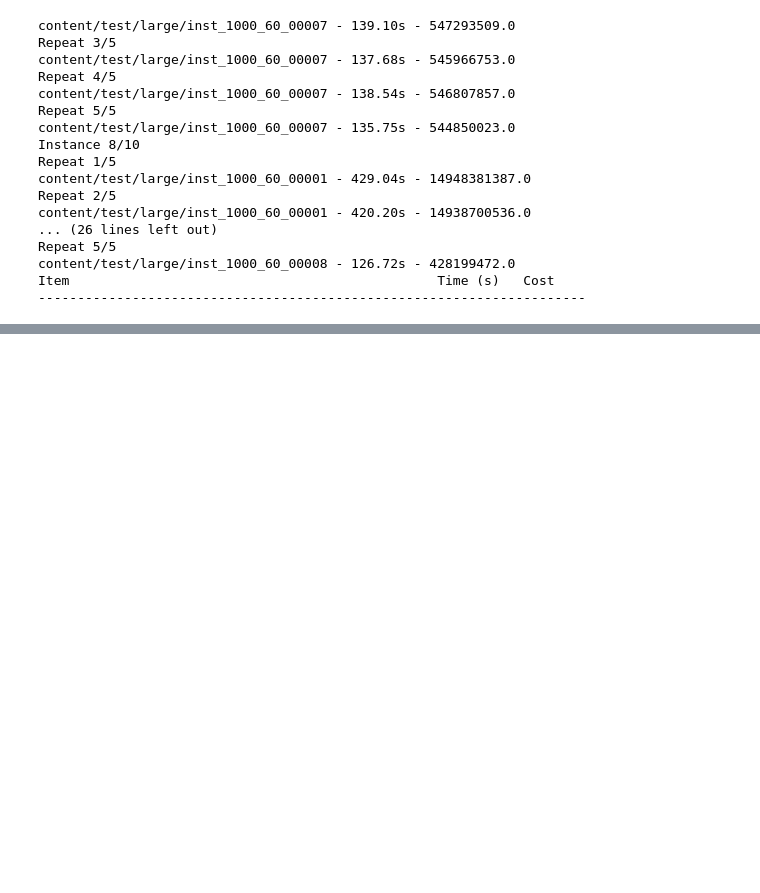
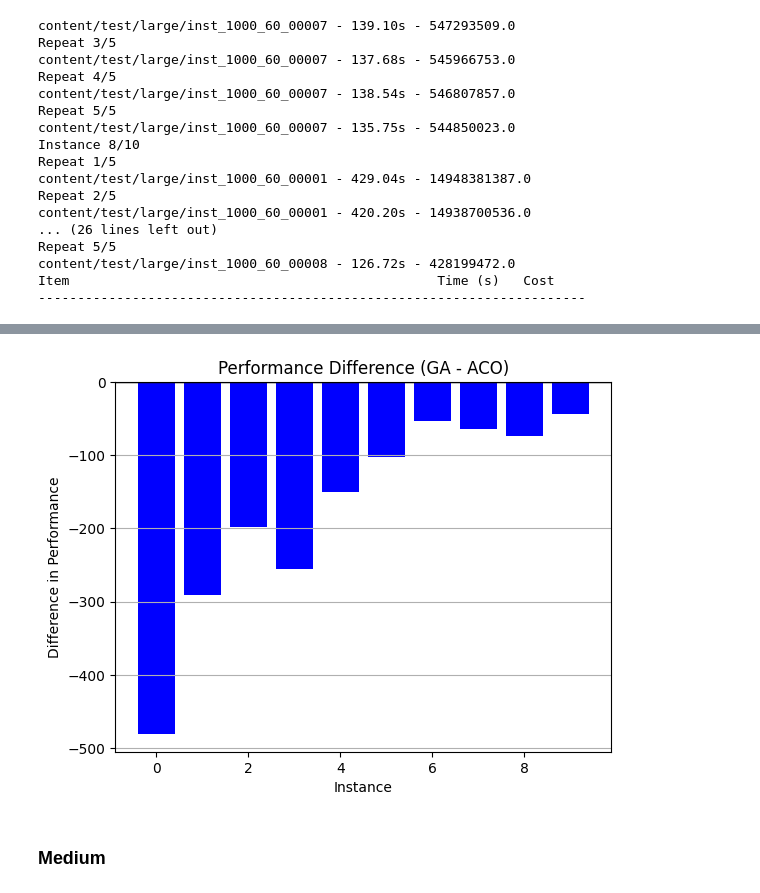
Before and after one commit to bergio13/heuristic-optimization-MWCCP, a Jupyter notebook: Heuristic_HW2.ipynb, the cells around one changed output, grey strips where cells are left out. Drawn from its saved outputs; the diff is of its cells as text; code cells hidden in the pictures; blank space fills up the shorter version.

```diff
--- a/Heuristic_HW2.ipynb
+++ b/Heuristic_HW2.ipynb
@@ -1452,0 +1545,19 @@ for path, graph in instances_to_rerun:
+# %%
+# Create indices for instances
+indices = np.arange(len(performance_ga))
+
+# Calculate differences
+differences = np.array(performance_ga) - np.array(performance_aco)
+
+# Bar chart
+plt.bar(indices, differences, color=['blue' if d < 0 else 'orange' for d in differences])
+plt.axhline(0, color='black', linewidth=1)
+plt.title('Performance Difference (GA - ACO)')
+plt.xlabel('Instance')
+plt.ylabel('Difference in Performance')
+plt.grid(axis='y')
+plt.show()
+# %% [output]
+[figure, added]
+# %% [markdown]
+### Medium
```
Also changed, not shown: parts of 40 cells of this notebook.
